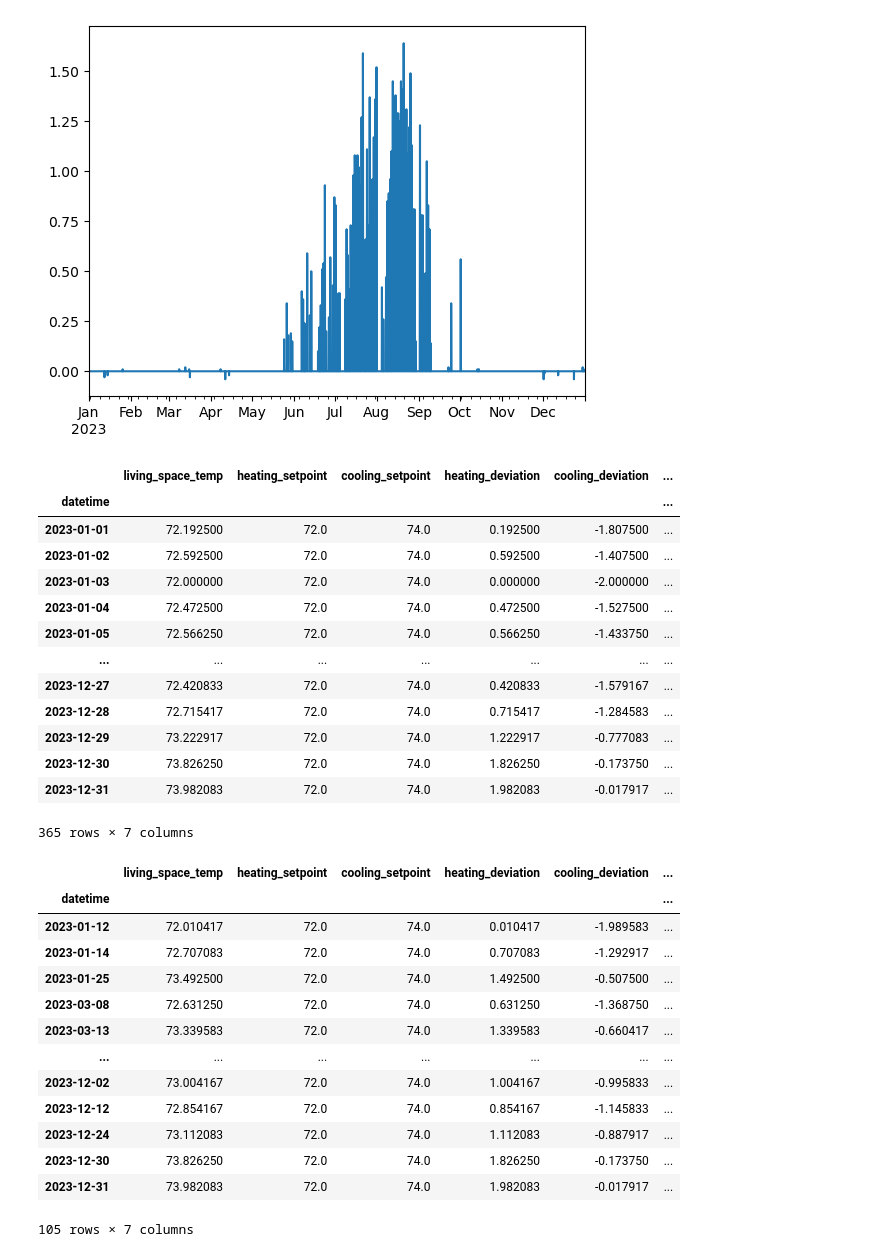
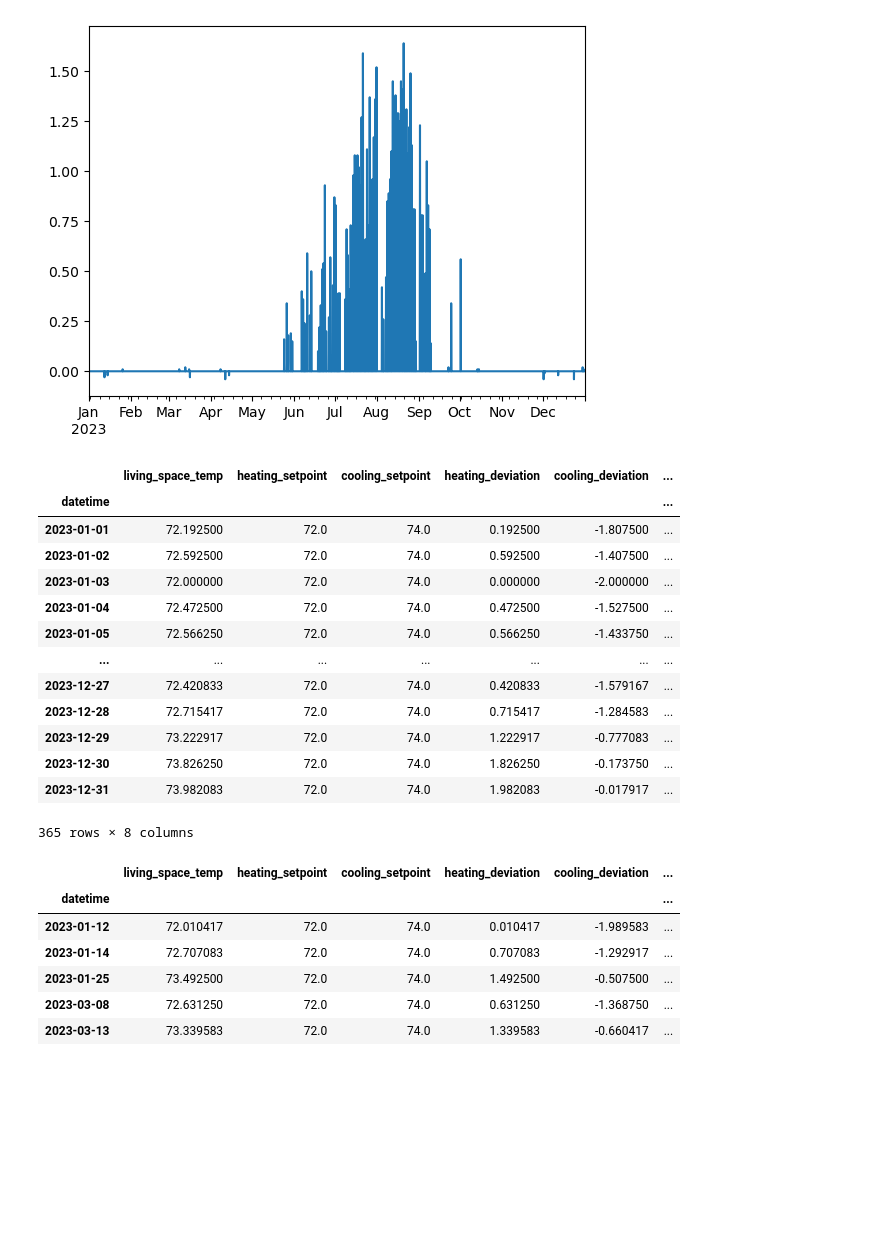
Before and after one commit to alchemicHen/hvac-viz, a Jupyter notebook: cleaning_calendar_viz.ipynb, the cells around one changed output. Saved outputs shown, nothing was run; the diff lists cells and outputs as text; code cells hidden in the pictures; blank space fills up the shorter version.

```diff
--- a/cleaning_calendar_viz.ipynb
+++ b/cleaning_calendar_viz.ipynb
@@ -114,46 +114,43 @@ plt.show()
 # %%
 # Saving cleaned dataset
 living_df.to_csv('atx_hourly_cleaned.csv')
-# %%
-import datetime as dt
-
-# Condensing to day by day. For now, just using the mean values of each day.
-living_dod_df = living_df.reset_index().rename(columns={'index': 'datetime'})
-living_dod_df = living_dod_df.groupby([living_dod_df['datetime'].dt.date]).mean()
-
-# TODO: Try rank windowing function to max/min excess temps
-
-living_dod_df
-# %% [output]
-|  | living_space_temp | heating_setpoint | cooling_setpoint | heating_deviation | cooling_deviation | ... |
-| datetime |  |  |  |  |  | ... |
-| 2023-01-01 | 72.192500 | 72.0 | 74.0 | 0.192500 | -1.807500 | ... |
-| 2023-01-02 | 72.592500 | 72.0 | 74.0 | 0.592500 | -1.407500 | ... |
-| 2023-01-03 | 72.000000 | 72.0 | 74.0 | 0.000000 | -2.000000 | ... |
-| 2023-01-04 | 72.472500 | 72.0 | 74.0 | 0.472500 | -1.527500 | ... |
-| 2023-01-05 | 72.566250 | 72.0 | 74.0 | 0.566250 | -1.433750 | ... |
-| ... | ... | ... | ... | ... | ... | ... |
-| 2023-12-27 | 72.420833 | 72.0 | 74.0 | 0.420833 | -1.579167 | ... |
-| 2023-12-28 | 72.715417 | 72.0 | 74.0 | 0.715417 | -1.284583 | ... |
-| 2023-12-29 | 73.222917 | 72.0 | 74.0 | 1.222917 | -0.777083 | ... |
-| 2023-12-30 | 73.826250 | 72.0 | 74.0 | 1.826250 | -0.173750 | ... |
-| 2023-12-31 | 73.982083 | 72.0 | 74.0 | 1.982083 | -0.017917 | ... |
-365 rows × 7 columns
+# %%
+import datetime as dt
+
+# Condensing to day by day. Aggregating by excess minimum and maximum temperature.
+# TODO: Try windowing function to max/min excess temps
+living_dod_df = living_df.reset_index().rename(columns={'index': 'datetime'})
+high_low_df = living_dod_df.groupby([living_dod_df['datetime'].dt.date]).agg({'excess_temp': [np.min, np.max]})
+
+high_low_df['excess_high_low'] = high_low_df['excess_temp']['amin'] + high_low_df['excess_temp']['amax'] #TODO: doesn't account for edge case day exceeds both heating and cooling
+
+# Aggregating the rest of the dataframe by mean temperature for that day and adding column.
+living_dod_df = living_dod_df.groupby([living_dod_df['datetime'].dt.date]).mean()
+living_dod_df['excess_high_low'] = high_low_df['excess_high_low']
+living_dod_df
+# %% [output]
+|  | living_space_temp | heating_setpoint | cooling_setpoint | heating_deviation | cooling_deviation | ... |
+| datetime |  |  |  |  |  | ... |
+| 2023-01-01 | 72.192500 | 72.0 | 74.0 | 0.192500 | -1.807500 | ... |
+| 2023-01-02 | 72.592500 | 72.0 | 74.0 | 0.592500 | -1.407500 | ... |
+| 2023-01-03 | 72.000000 | 72.0 | 74.0 | 0.000000 | -2.000000 | ... |
+| 2023-01-04 | 72.472500 | 72.0 | 74.0 | 0.472500 | -1.527500 | ... |
+| 2023-01-05 | 72.566250 | 72.0 | 74.0 | 0.566250 | -1.433750 | ... |
+| ... | ... | ... | ... | ... | ... | ... |
+| 2023-12-27 | 72.420833 | 72.0 | 74.0 | 0.420833 | -1.579167 | ... |
+| 2023-12-28 | 72.715417 | 72.0 | 74.0 | 0.715417 | -1.284583 | ... |
+| 2023-12-29 | 73.222917 | 72.0 | 74.0 | 1.222917 | -0.777083 | ... |
+| 2023-12-30 | 73.826250 | 72.0 | 74.0 | 1.826250 | -0.173750 | ... |
+| 2023-12-31 | 73.982083 | 72.0 | 74.0 | 1.982083 | -0.017917 | ... |
+365 rows × 8 columns
 # %%
 excess_df = living_dod_df[living_dod_df['exceeds_setpoints'] != 0]
-excess_df
+excess_df.head()
 # %% [output]
 |  | living_space_temp | heating_setpoint | cooling_setpoint | heating_deviation | cooling_deviation | ... |
 | datetime |  |  |  |  |  | ... |
 | 2023-01-12 | 72.010417 | 72.0 | 74.0 | 0.010417 | -1.989583 | ... |
 | 2023-01-14 | 72.707083 | 72.0 | 74.0 | 0.707083 | -1.292917 | ... |
 | 2023-01-25 | 73.492500 | 72.0 | 74.0 | 1.492500 | -0.507500 | ... |
 | 2023-03-08 | 72.631250 | 72.0 | 74.0 | 0.631250 | -1.368750 | ... |
 | 2023-03-13 | 73.339583 | 72.0 | 74.0 | 1.339583 | -0.660417 | ... |
-| ... | ... | ... | ... | ... | ... | ... |
-| 2023-12-02 | 73.004167 | 72.0 | 74.0 | 1.004167 | -0.995833 | ... |
-| 2023-12-12 | 72.854167 | 72.0 | 74.0 | 0.854167 | -1.145833 | ... |
-| 2023-12-24 | 73.112083 | 72.0 | 74.0 | 1.112083 | -0.887917 | ... |
-| 2023-12-30 | 73.826250 | 72.0 | 74.0 | 1.826250 | -0.173750 | ... |
-| 2023-12-31 | 73.982083 | 72.0 | 74.0 | 1.982083 | -0.017917 | ... |
-105 rows × 7 columns
```
Also changed, not shown: parts of 10 cells of this notebook.
